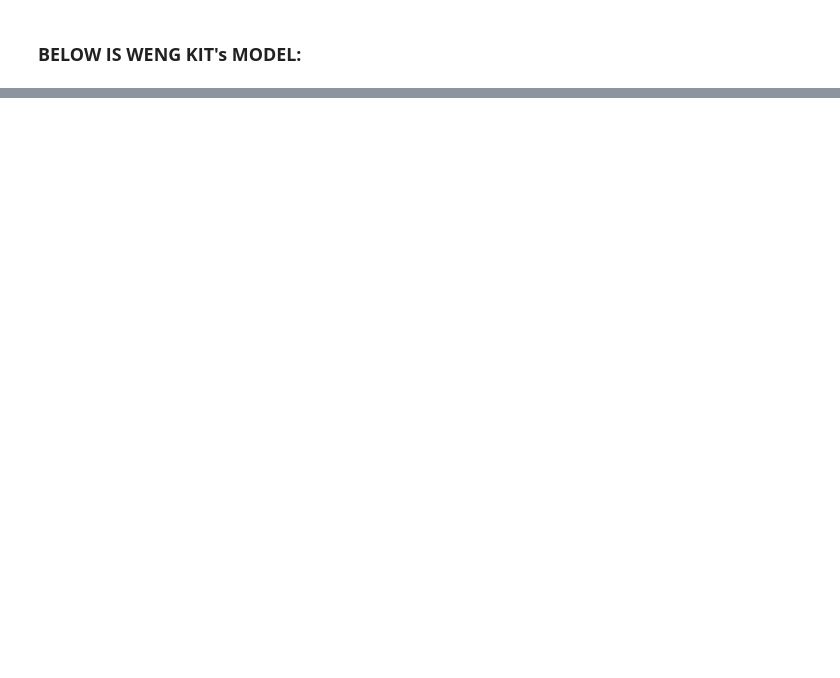
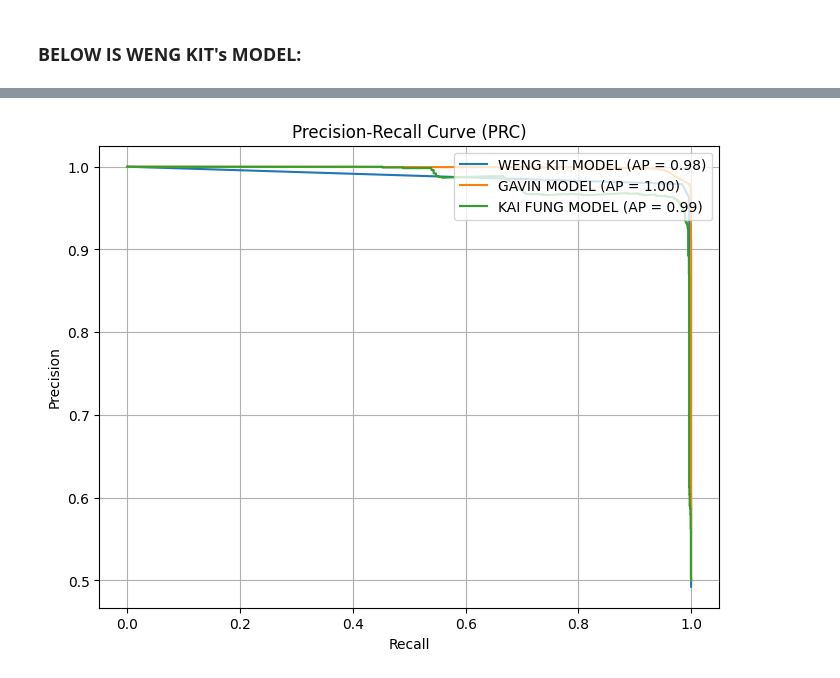
Before and after one commit to Octaxx/DLI-Assignment, a Jupyter notebook: Compile_Model.ipynb, the cells around one changed output, grey strips where cells are left out. Cells and saved outputs as stored; diff of their text form; code cells hidden in the pictures; blank space fills up the shorter version.

```diff
--- a/Compile_Model.ipynb
+++ b/Compile_Model.ipynb
@@ -493,0 +666,28 @@ print(f"📊 Ensemble Model Accuracy: {ensemble_acc:.4f}")
+# %%
+from sklearn.metrics import precision_recall_curve, average_precision_score
+import matplotlib.pyplot as plt
+
+# === Calculate PRC data ===
+prec1, rec1, _ = precision_recall_curve(y_test, probs)
+ap1 = average_precision_score(y_test, probs)
+
+prec2, rec2, _ = precision_recall_curve(y_test_G, y_proba_G)
+ap2 = average_precision_score(y_test_G, y_proba_G)
+
+prec3, rec3, _ = precision_recall_curve(kf_y_test, kf_y_proba)
+ap3 = average_precision_score(kf_y_test, kf_y_proba)
+
+# === Plot PRC ===
+plt.figure(figsize=(8, 6))
+plt.plot(rec1, prec1, label=f'WENG KIT MODEL (AP = {ap1:.2f})')
+plt.plot(rec2, prec2, label=f'GAVIN MODEL (AP = {ap2:.2f})')
+plt.plot(rec3, prec3, label=f'KAI FUNG MODEL (AP = {ap3:.2f})')
+
+plt.xlabel('Recall')
+plt.ylabel('Precision')
+plt.title('Precision-Recall Curve (PRC)')
+plt.legend(loc='upper right')
+plt.grid(True)
+plt.show()
+# %% [output]
+[figure, added]
```
Also changed, not shown: parts of 13 cells of this notebook.
